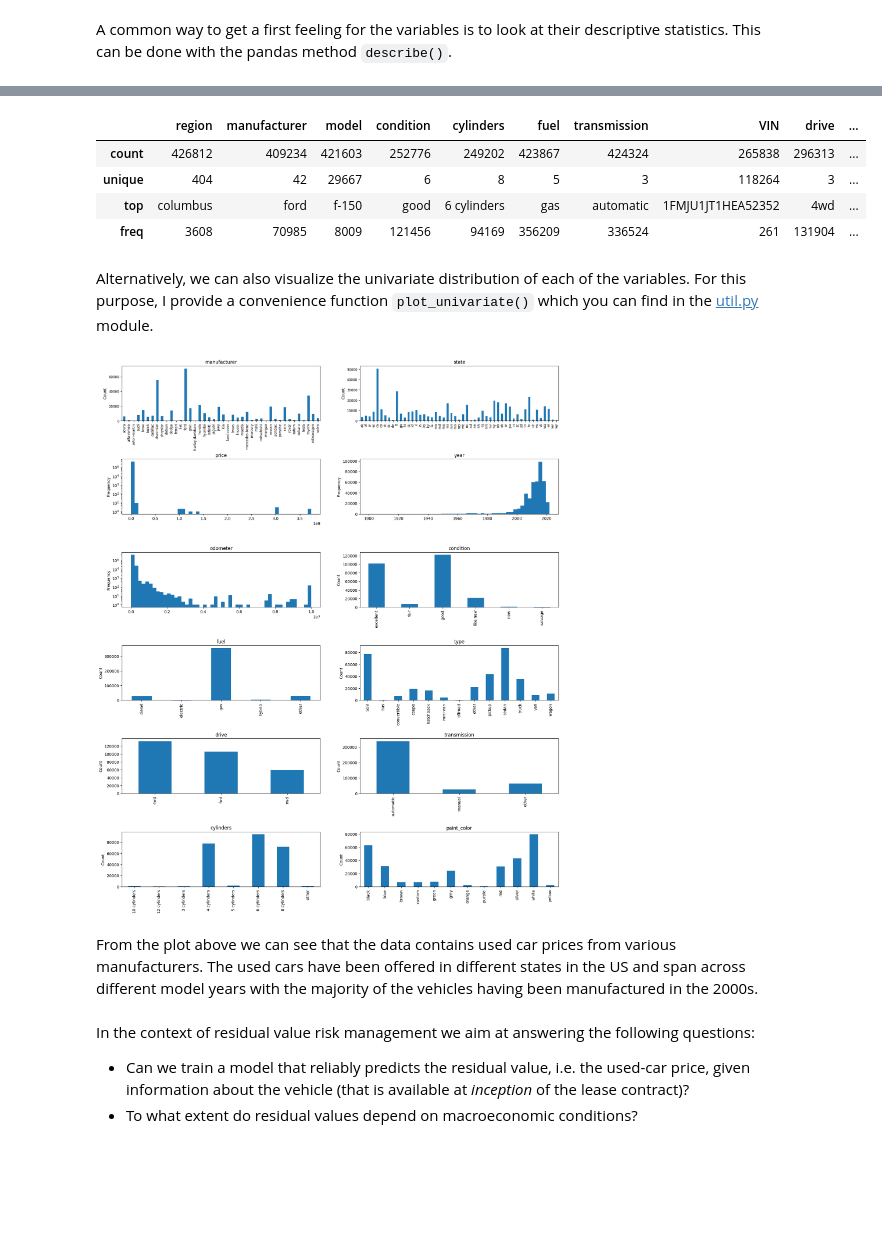
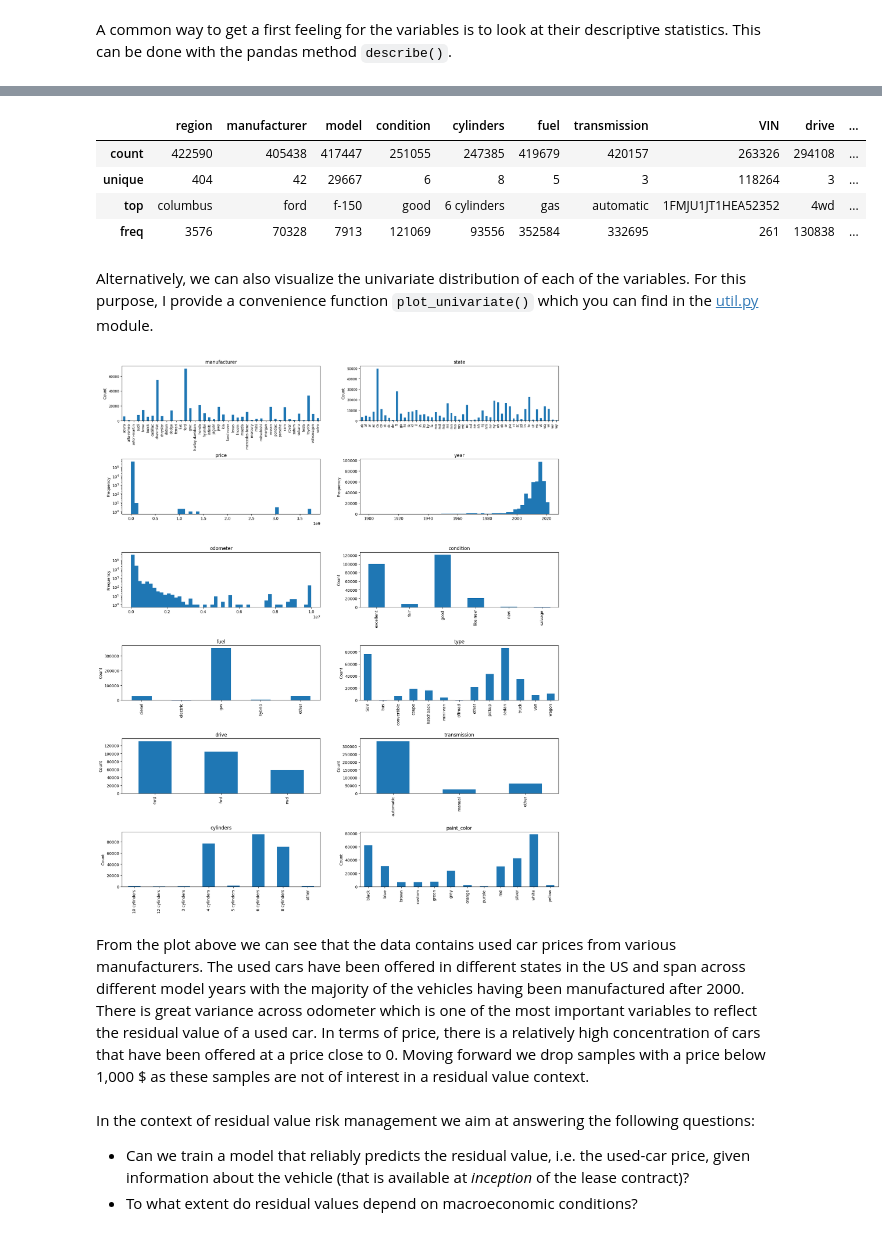
Before and after one commit to julienOlivier3/risk-analytics, a Jupyter notebook: day1_ml.ipynb, the cells around one changed output, grey strips where cells are left out. Cells and saved outputs as stored; diff of their text form; code cells hidden in the pictures; blank space fills up the shorter version.

```diff
--- a/day1_ml.ipynb
+++ b/day1_ml.ipynb
@@ -153,2 +155,0 @@ Integer and Float data types seem to be correct. However, pandas has read string
-# %%
-df_uc = df_uc.convert_dtypes(convert_string=True)
@@ -176,3 +164,5 @@ dtype: object
+# %%
+df_uc = df_uc.drop(columns=['id']).drop_duplicates(keep='first')
 # %% [markdown]
 A common way to get a first feeling for the variables is to look at their descriptive statistics. This can be done with the pandas method `describe()`.
 # %%
@@ -190,11 +180,11 @@ df_uc.describe(exclude=['string[python]']) # integers, floats and datetime
 # %%
-df_uc.describe(include=['string[python]']) # strings only
+df_uc.describe(include=['object']) # strings only
 # %% [output]
 |  | region | manufacturer | model | condition | cylinders | fuel | transmission | VIN | drive | ... |
-| count | 426812 | 409234 | 421603 | 252776 | 249202 | 423867 | 424324 | 265838 | 296313 | ... |
+| count | 422590 | 405438 | 417447 | 251055 | 247385 | 419679 | 420157 | 263326 | 294108 | ... |
 | unique | 404 | 42 | 29667 | 6 | 8 | 5 | 3 | 118264 | 3 | ... |
 | top | columbus | ford | f-150 | good | 6 cylinders | gas | automatic | 1FMJU1JT1HEA52352 | 4wd | ... |
-| freq | 3608 | 70985 | 8009 | 121456 | 94169 | 356209 | 336524 | 261 | 131904 | ... |
+| freq | 3576 | 70328 | 7913 | 121069 | 93556 | 352584 | 332695 | 261 | 130838 | ... |
 # %% [markdown]
 Alternatively, we can also visualize the univariate distribution of each of the variables. For this purpose, I provide a convenience function `plot_univariate()` which you can find in the [util.py](util.py) module.
 # %%
@@ -205,6 +195,6 @@ plot_univariate(
     columns=['manufacturer', 'state', 'price', 'year', 'odometer', 'condition', 'fuel', 'type', 'drive', 'transmission', 'cylinders', 'paint_color'],
     log_dict={'price': True, 'odometer': True})
 # %% [output]
-[figure, old version]
+[figure, new version]
 # %% [markdown]
-From the plot above we can see that the data contains used car prices from various manufacturers. The used cars have been offered in different states in the US and span across different model years with the majority of the vehicles having been manufactured in the 2000s.
+From the plot above we can see that the data contains used car prices from various manufacturers. The used cars have been offered in different states in the US and span across different model years with the majority of the vehicles having been manufactured after 2000. There is great variance across odometer which is one of the most important variables to reflect the residual value of a used car. In terms of price, there is a relatively high concentration of cars that have been offered at a price close to 0. Moving forward we drop samples with a price below 1,000 $ as these samples are not of interest in a residual value context.
```
Also changed, not shown: parts of 65 cells of this notebook, 4 other files.
